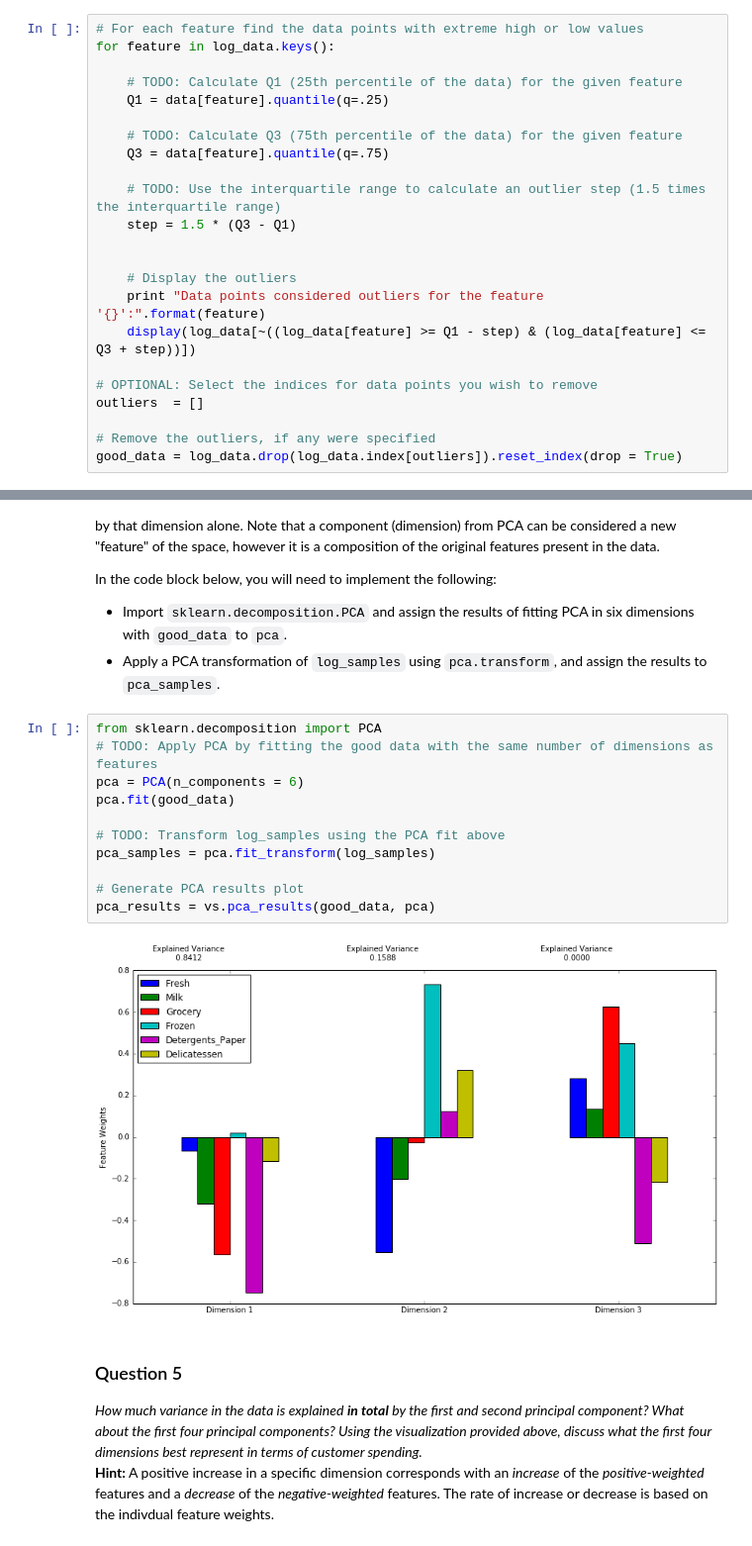
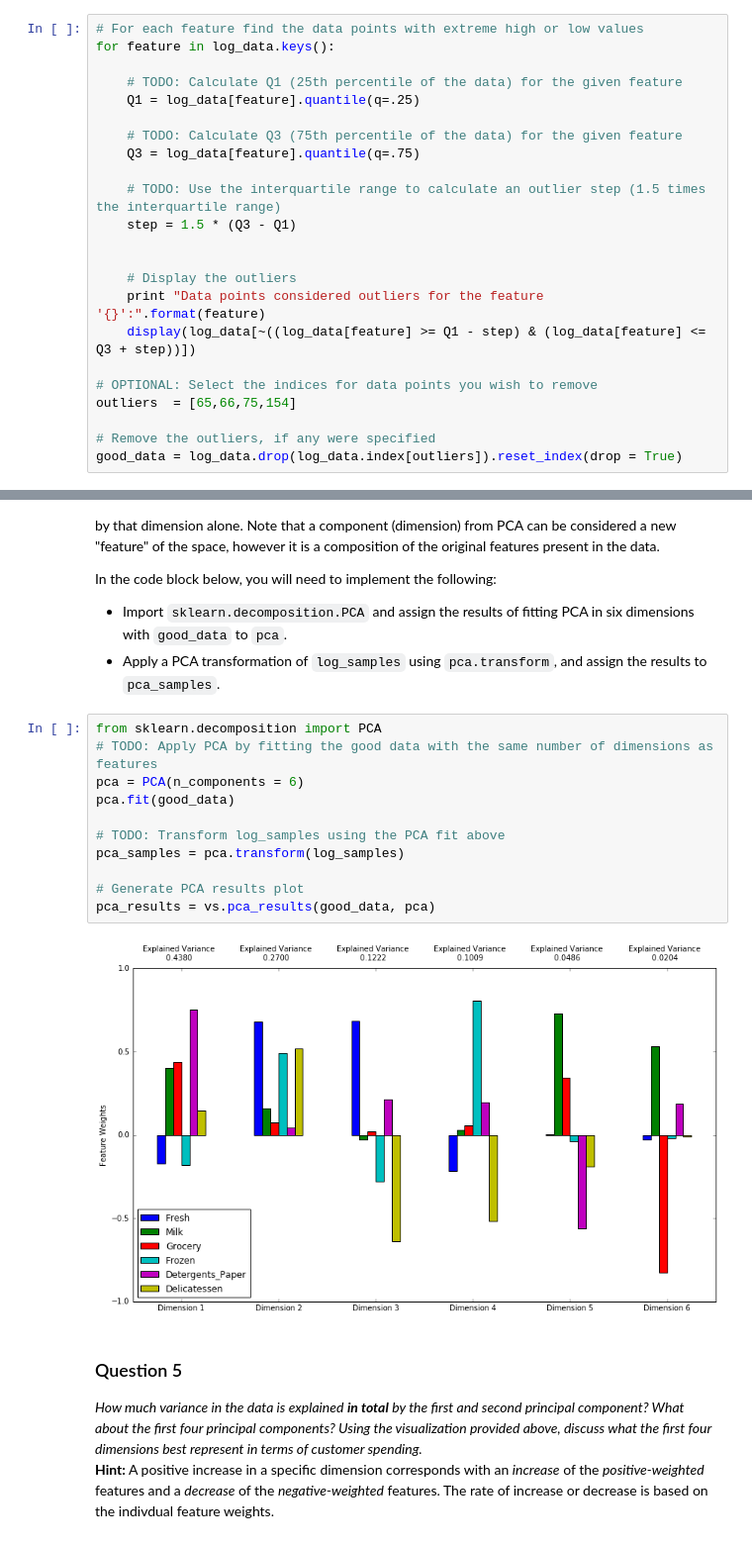
Before and after one commit to Ed212/mlProjects, a Jupyter notebook: projects/customer_segments/customer_segments.ipynb, the cells around one changed output, grey strips where cells are left out. Shown at 99% size. Saved outputs shown, nothing was run; the diff lists cells and outputs as text.

```diff
--- a/projects/customer_segments/customer_segments.ipynb
+++ b/projects/customer_segments/customer_segments.ipynb
@@ -182,10 +190,10 @@ Once you have performed this implementation, the dataset will be stored in the v
 for feature in log_data.keys():
 
     # TODO: Calculate Q1 (25th percentile of the data) for the given feature
-    Q1 = data[feature].quantile(q=.25)
+    Q1 = log_data[feature].quantile(q=.25)
 
     # TODO: Calculate Q3 (75th percentile of the data) for the given feature
-    Q3 = data[feature].quantile(q=.75)
+    Q3 = log_data[feature].quantile(q=.75)
 
     # TODO: Use the interquartile range to calculate an outlier step (1.5 times the interquartile range)
     step = 1.5 * (Q3 - Q1)
@@ -196,7 +204,7 @@ for feature in log_data.keys():
     display(log_data[~((log_data[feature] >= Q1 - step) & (log_data[feature] <= Q3 + step))])
 
 # OPTIONAL: Select the indices for data points you wish to remove
-outliers  = []
+outliers  = [65,66,75,154]
 
 # Remove the outliers, if any were specified
 good_data = log_data.drop(log_data.index[outliers]).reset_index(drop = True)
@@ -232,16 +288,16 @@ In the code block below, you will need to implement the following:
 # %%
 from sklearn.decomposition import PCA
 # TODO: Apply PCA by fitting the good data with the same number of dimensions as features
 pca = PCA(n_components = 6)
 pca.fit(good_data)
 
 # TODO: Transform log_samples using the PCA fit above
-pca_samples = pca.fit_transform(log_samples)
+pca_samples = pca.transform(log_samples)
 
 # Generate PCA results plot
 pca_results = vs.pca_results(good_data, pca)
 # %% [output]
-[figure, old version]
+[figure, new version]
 # %% [markdown]
 ### Question 5
 *How much variance in the data is explained* ***in total*** *by the first and second principal component? What about the first four principal components? Using the visualization provided above, discuss what the first four dimensions best represent in terms of customer spending.*
```
Also changed, not shown: parts of 22 cells of this notebook.
